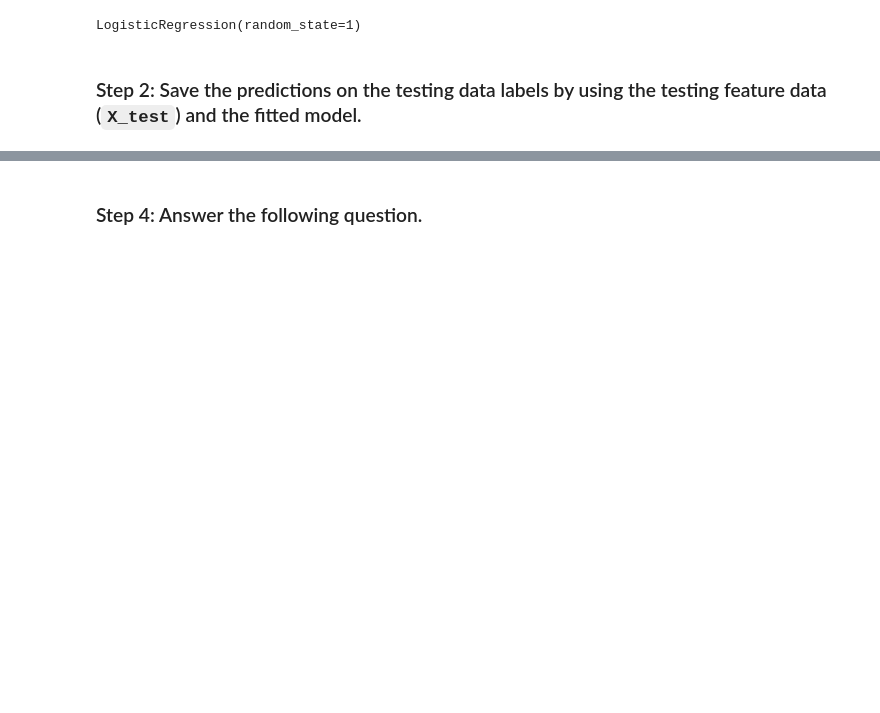
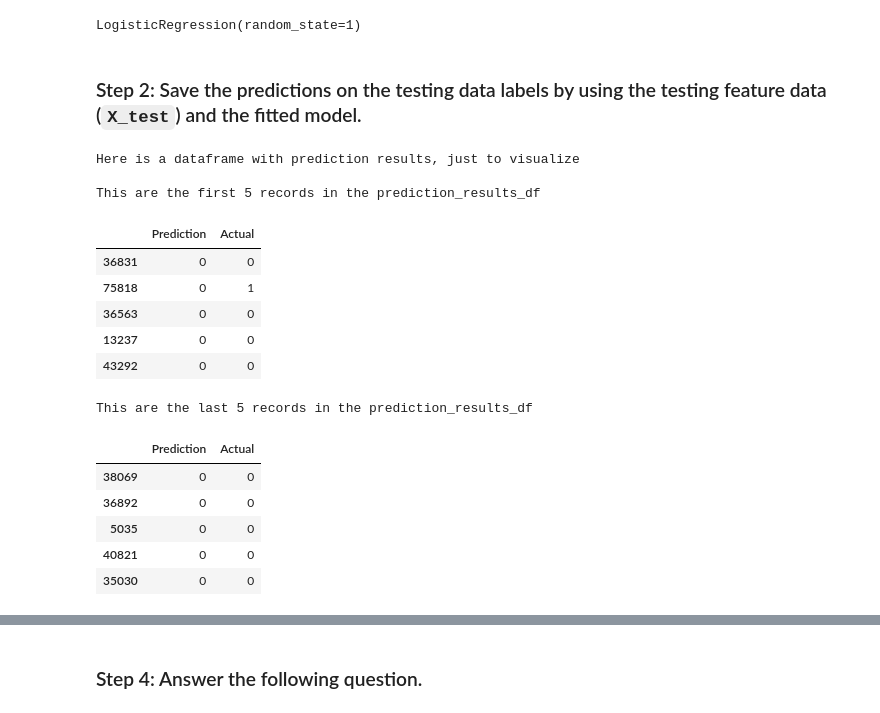
Before and after one commit to davepoppins5073/Challenge_11_SupervisedLearning_Risk_Mgmt, a Jupyter notebook: credit_risk_resampling.ipynb, the cells around one changed output, grey strips where cells are left out. Drawn from its saved outputs; the diff is of its cells as text; code cells hidden in the pictures; blank space fills up the shorter version.

Commit message:
Added a whole other section with the linear regression

```diff
--- a/credit_risk_resampling.ipynb
+++ b/credit_risk_resampling.ipynb
@@ -209,11 +229,11 @@ X_train, X_test, y_train, y_test = train_test_split(X, y, random_state=1, strati
 from sklearn.linear_model import LogisticRegression
 
 # Instantiate the Logistic Regression model
-# Assign a random_state parameter of 1 to the model
-# YOUR CODE HERE!
+model = LogisticRegression(solver='lbfgs', random_state=1)
+
 
 # Fit the model using training data
-# YOUR CODE HERE!
+model.fit(X_train, y_train)
 # %% [output]
 LogisticRegression(random_state=1)
 # %% [markdown]
@@ -223,0 +241,32 @@ LogisticRegression(random_state=1)
+# %%
+# Make a prediction using the testing data
+y_pred = model.predict(X_test)
+#display(y_pred)
+
+# Note: I think its important to be able to see the dataframe just to help things sink in
+print("Here is a dataframe with prediction results, just to visualize")
+prediction_results = pd.DataFrame(
+    {"Prediction":y_pred,
+     "Actual":y_test}
+)
+print("\nThis are the first 5 records in the prediction_results_df")
+display(prediction_results.head())
+print("\nThis are the last 5 records in the prediction_results_df")
+display(prediction_results.tail())
+# %% [output]
+Here is a dataframe with prediction results, just to visualize
+
+This are the first 5 records in the prediction_results_df
+|  | Prediction | Actual |
+| 36831 | 0 | 0 |
+| 75818 | 0 | 1 |
+| 36563 | 0 | 0 |
+| 13237 | 0 | 0 |
+| 43292 | 0 | 0 |
+This are the last 5 records in the prediction_results_df
+|  | Prediction | Actual |
+| 38069 | 0 | 0 |
+| 36892 | 0 | 0 |
+| 5035 | 0 | 0 |
+| 40821 | 0 | 0 |
+| 35030 | 0 | 0 |
```
Also changed, not shown: parts of 22 cells of this notebook.
